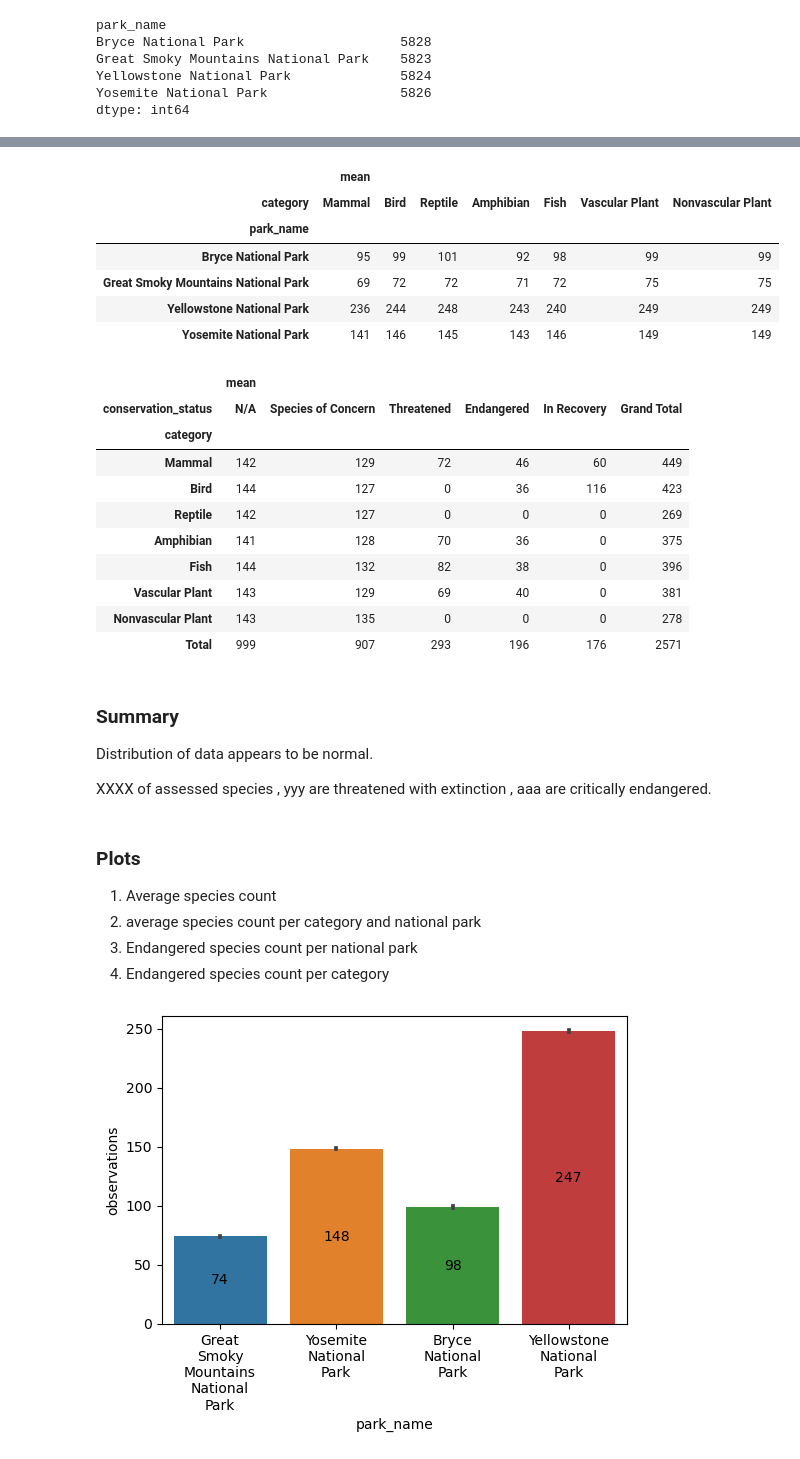
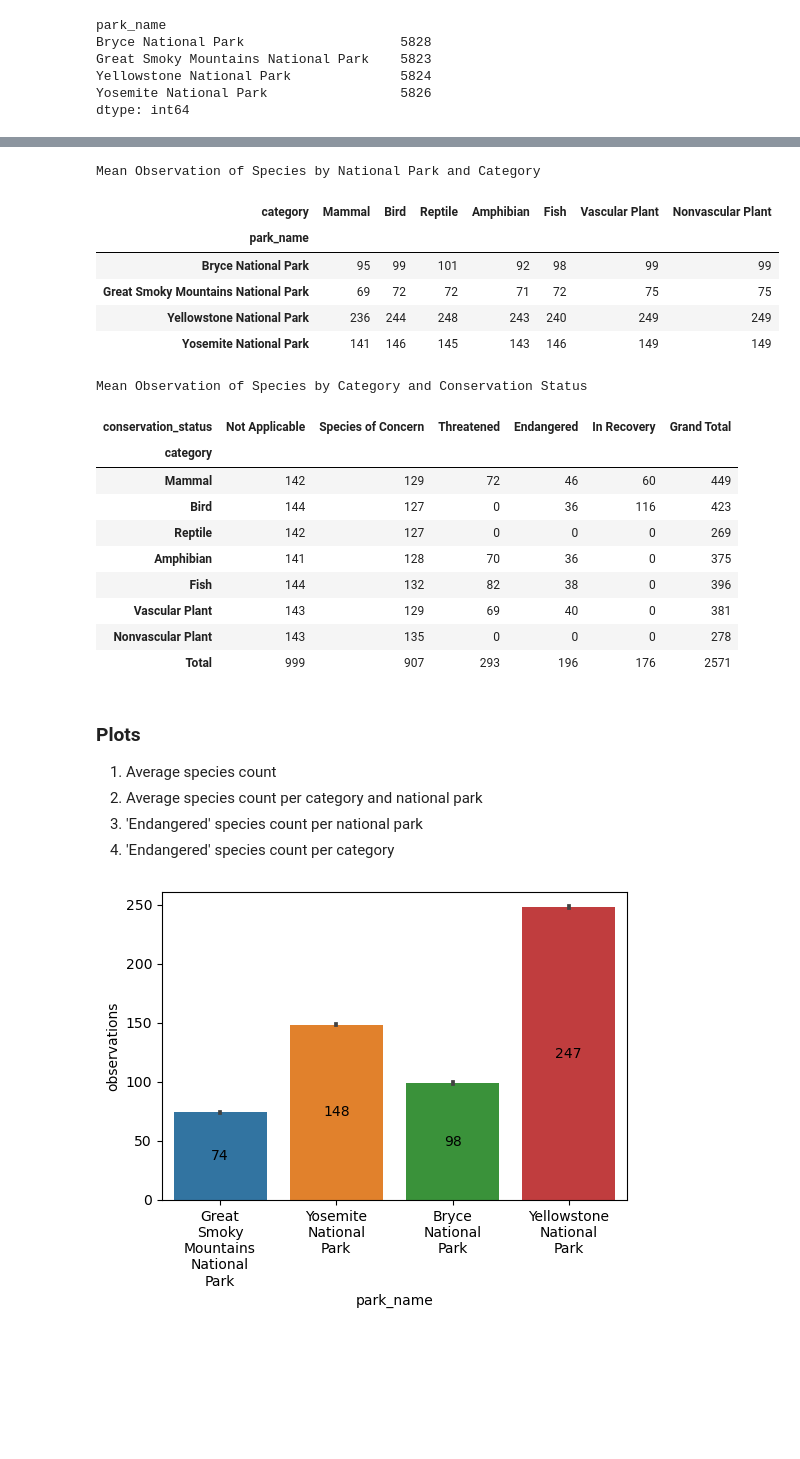
Before and after one commit to egecalay/Biodiversity-in-National-Parks, a Jupyter notebook: biodiversity.ipynb, the cells around one changed output, grey strips where cells are left out. Cells and saved outputs as stored; diff of their text form; code cells hidden in the pictures; blank space fills up the shorter version.

```diff
--- a/biodiversity.ipynb
+++ b/biodiversity.ipynb
@@ -84,6 +88,6 @@ Name: conservation_status, dtype: int64
 # It appears that the missing rows are structurally missing data.
 # The reason why the data is missing in the conservation status column is presumably,
 # because the species in question is not under any conservation
-species.conservation_status.fillna('N/A',inplace=True)
+species.conservation_status.fillna('Not Applicable',inplace=True)
 print(species.conservation_status.value_counts(dropna=False))
 # %% [output]
@@ -170,7 +174,7 @@ print(species.category.unique())
 # Not Evaluated, Data Deficient, Least Concern, Near Threatened, Vulnerable, Endangered, Critically Endangered, Extinct in the Wild and Extinct.
 # Dataset shall have the following order: Species of Concern <Threatened < Endangered < In Recovery
 #CategoricalDtype() # Another way to convert type to categorical, but prefer using pandas method Categorical in this project to prevent unnecessary library import
-species['conservation_status'] = pd.Categorical(values= species.conservation_status, categories=['N/A','Species of Concern', 'Threatened', 'Endangered','In Recovery'], ordered = True)
+species['conservation_status'] = pd.Categorical(values= species.conservation_status, categories=['Not Applicable','Species of Concern', 'Threatened', 'Endangered','In Recovery'], ordered = True)
 species['category'] =pd.Categorical(values= species.category,categories=['Mammal', 'Bird', 'Reptile', 'Amphibian', 'Fish' ,'Vascular Plant','Nonvascular Plant'])
 
 print('\n'); print(species.dtypes)
@@ -299,10 +307,13 @@ df_group_3_sum
 | Yosemite National Park | 30535 | 76207 | 11483 | 11444 | 18792 | 664965 | 49783 |
 # %%
 # 4b. Average endangered species count per national park and category
+
+print('\nMean Observation of Species by National Park and Category\n')
 df_group_3_mean= df.pivot_table(index=['park_name'],columns='category',values='observations',aggfunc=['mean']).round().astype(int)
+df_group_3_mean = df_group_3_mean.droplevel(0,axis=1)
 df_group_3_mean
 # %% [output]
+Mean Observation of Species by National Park and Category
-|  | mean |  |  |  |  |  |  |
 | category | Mammal | Bird | Reptile | Amphibian | Fish | Vascular Plant | Nonvascular Plant |
 | park_name |  |  |  |  |  |  |  |
 | Bryce National Park | 95 | 99 | 101 | 92 | 98 | 99 | 99 |
@@ -312,17 +323,17 @@ df_group_3_mean
 # %%
 # 5. Which category has the most endangered species on average?
 #df_group_4= df.groupby(['conservation_status','category']).observations.aggregate(['sum'])
 
 # null values in the conservation status column likely represent species not categorized for conservation, i.e not under conservation.
-
+print('\nMean Observation of Species by Category and Conservation Status\n')
 df_group_4=df.pivot_table(index='category',columns='conservation_status',values='observations',aggfunc=['mean'],fill_value=(0)).round().astype(int)
 df_group_4.loc['Total']=df_group_4.sum()
 df_group_4['mean','Grand Total']=df_group_4.sum(axis=1) #adds a total line to the right of pivot table
-df_group_4_percent_column = df_group_4.apply(func= lambda x: x/x.sum(),axis=1)
+df_group_4= df_group_4.droplevel(0,axis=1)
 df_group_4
 # %% [output]
+Mean Observation of Species by Category and Conservation Status
-|  | mean |  |  |  |  |  |
-| conservation_status | N/A | Species of Concern | Threatened | Endangered | In Recovery | Grand Total |
+| conservation_status | Not Applicable | Species of Concern | Threatened | Endangered | In Recovery | Grand Total |
 | category |  |  |  |  |  |  |
 | Mammal | 142 | 129 | 72 | 46 | 60 | 449 |
 | Bird | 144 | 127 | 0 | 36 | 116 | 423 |
@@ -332,18 +343,12 @@ df_group_4
 | Vascular Plant | 143 | 129 | 69 | 40 | 0 | 381 |
 | Nonvascular Plant | 143 | 135 | 0 | 0 | 0 | 278 |
 | Total | 999 | 907 | 293 | 196 | 176 | 2571 |
-# %% [markdown]
-### Summary
-Distribution of data appears to be normal.
-
-
-XXXX of assessed species , yyy are threatened with extinction , aaa are critically endangered.
 # %% [markdown]
 ### Plots
 1. Average species count
-2. average species count per category and national park
-3. Endangered species count per national park
-4. Endangered species count per category
+2. Average species count per category and national park
+3. 'Endangered' species count per national park
+4. 'Endangered' species count per category
 # %%
 #Total species count per national park
 fig, ax = plt.subplots(figsize=(6, 4))
```
Also changed, not shown: parts of 12 cells of this notebook.
